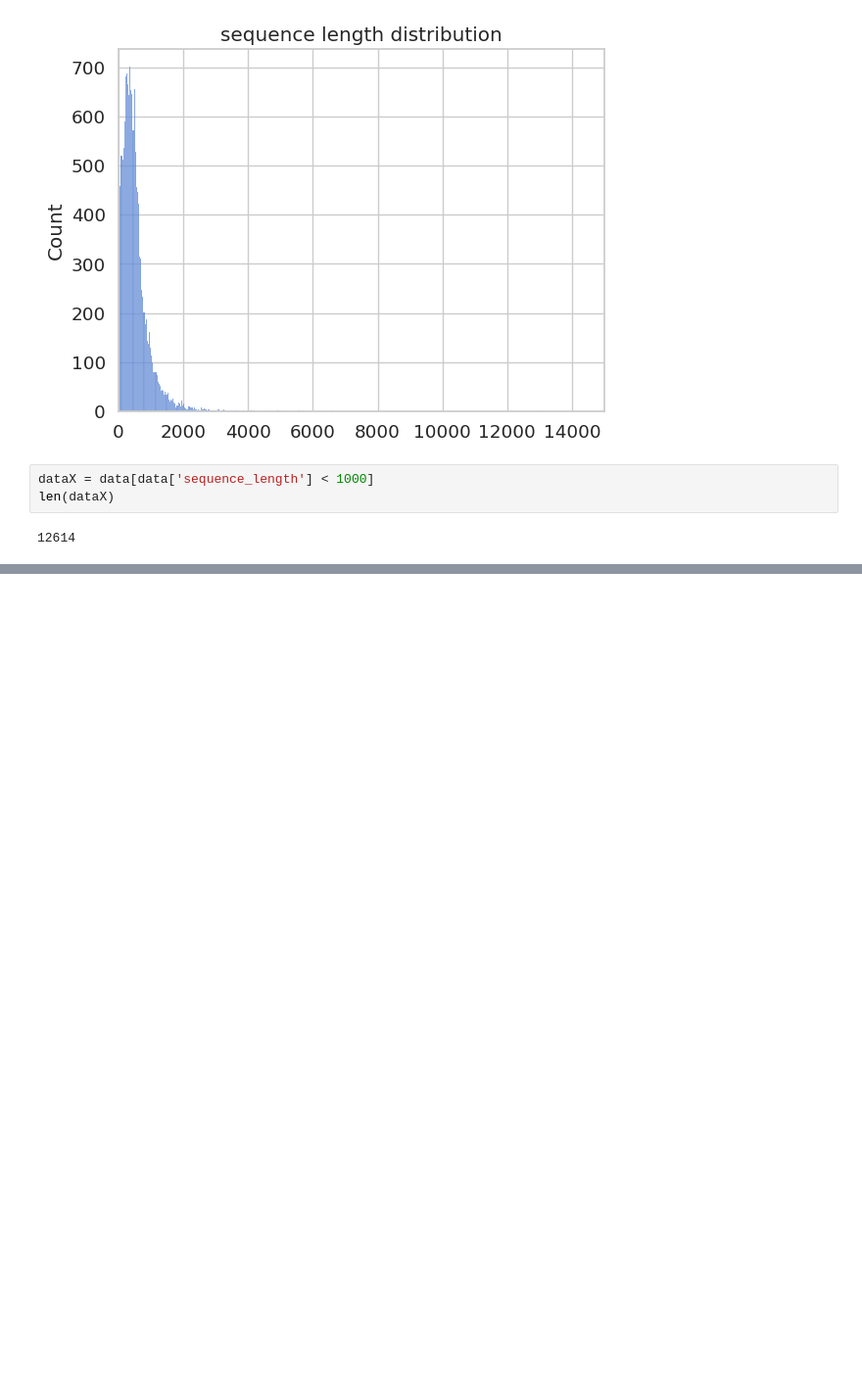
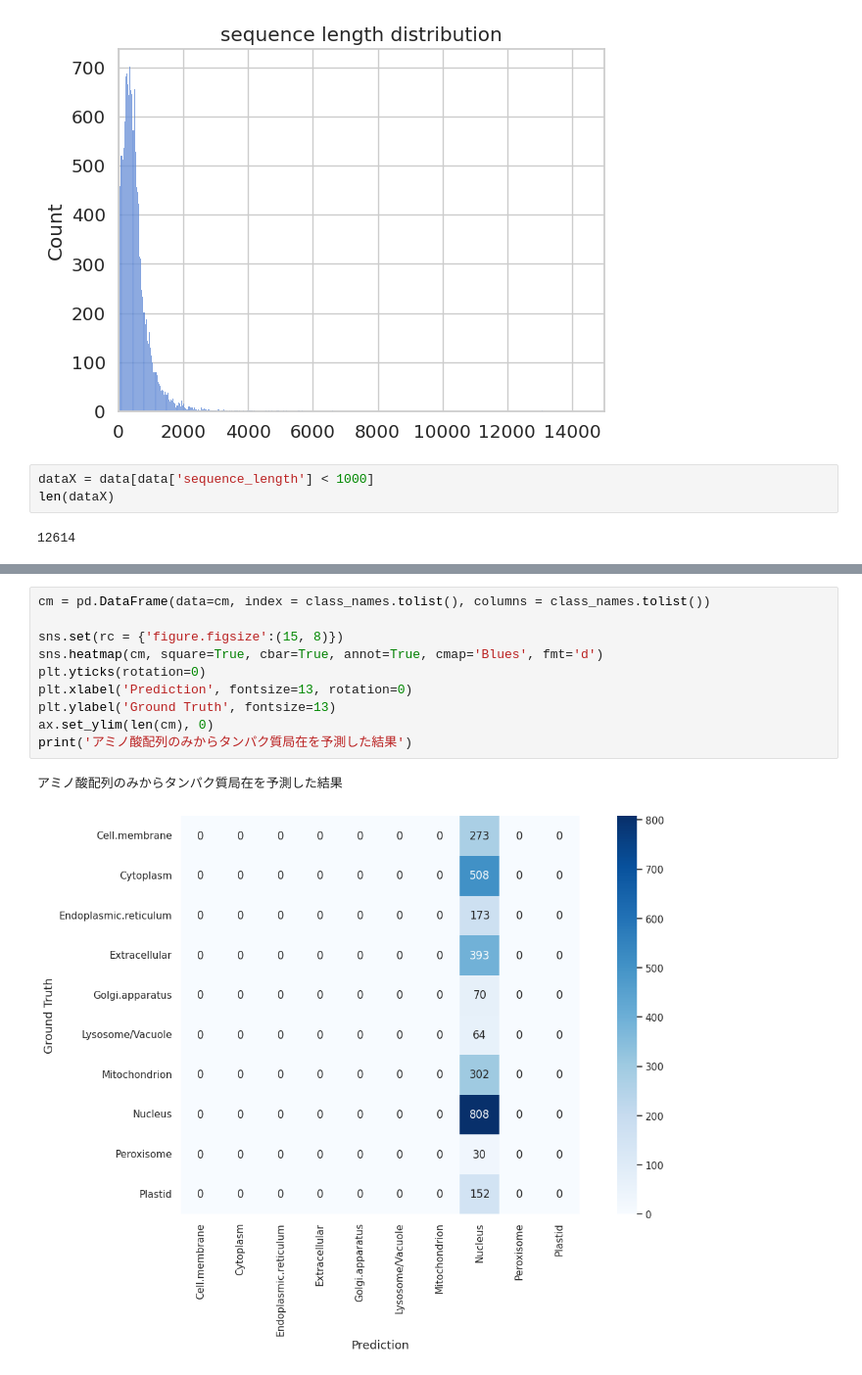
Before and after one commit to yoshimethod/bioinformatics, a Jupyter notebook: bioinformatics_pr5.ipynb, the cells around one changed output, grey strips where cells are left out. Shown at 98% size. Saved outputs shown, nothing was run; the diff lists cells and outputs as text; blank space fills up the shorter version.

```diff
--- a/bioinformatics_pr5.ipynb
+++ b/bioinformatics_pr5.ipynb
@@ -121,0 +427,13 @@ len(dataX)
+# %%
+cm = pd.DataFrame(data=cm, index = class_names.tolist(), columns = class_names.tolist())
+
+sns.set(rc = {'figure.figsize':(15, 8)})
+sns.heatmap(cm, square=True, cbar=True, annot=True, cmap='Blues', fmt='d')
+plt.yticks(rotation=0)
+plt.xlabel('Prediction', fontsize=13, rotation=0)
+plt.ylabel('Ground Truth', fontsize=13)
+ax.set_ylim(len(cm), 0)
+print('アミノ酸配列のみからタンパク質局在を予測した結果')
+# %% [output]
+アミノ酸配列のみからタンパク質局在を予測した結果
+[figure, added]
```
Also changed, not shown: parts of 28 cells of this notebook.
